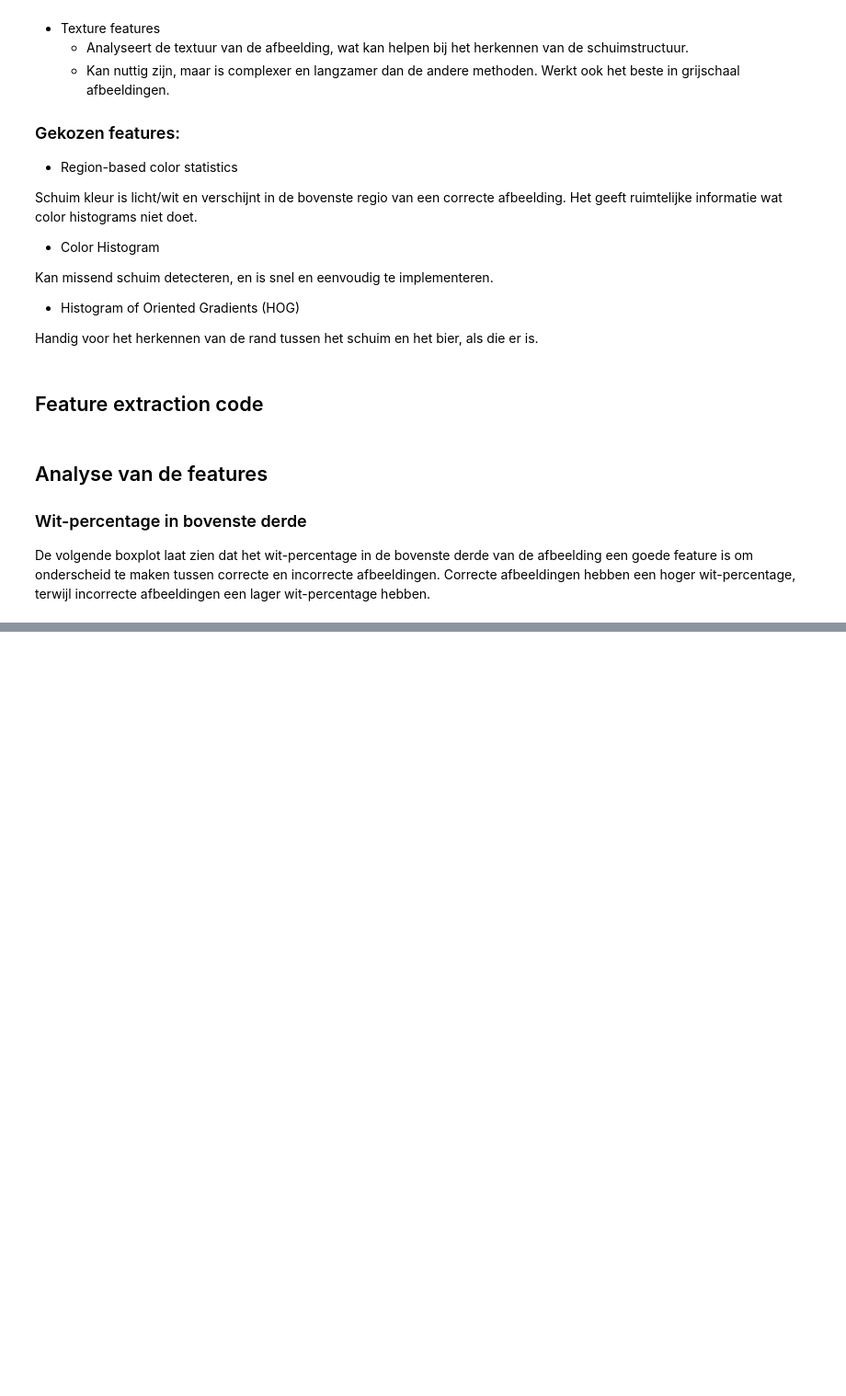
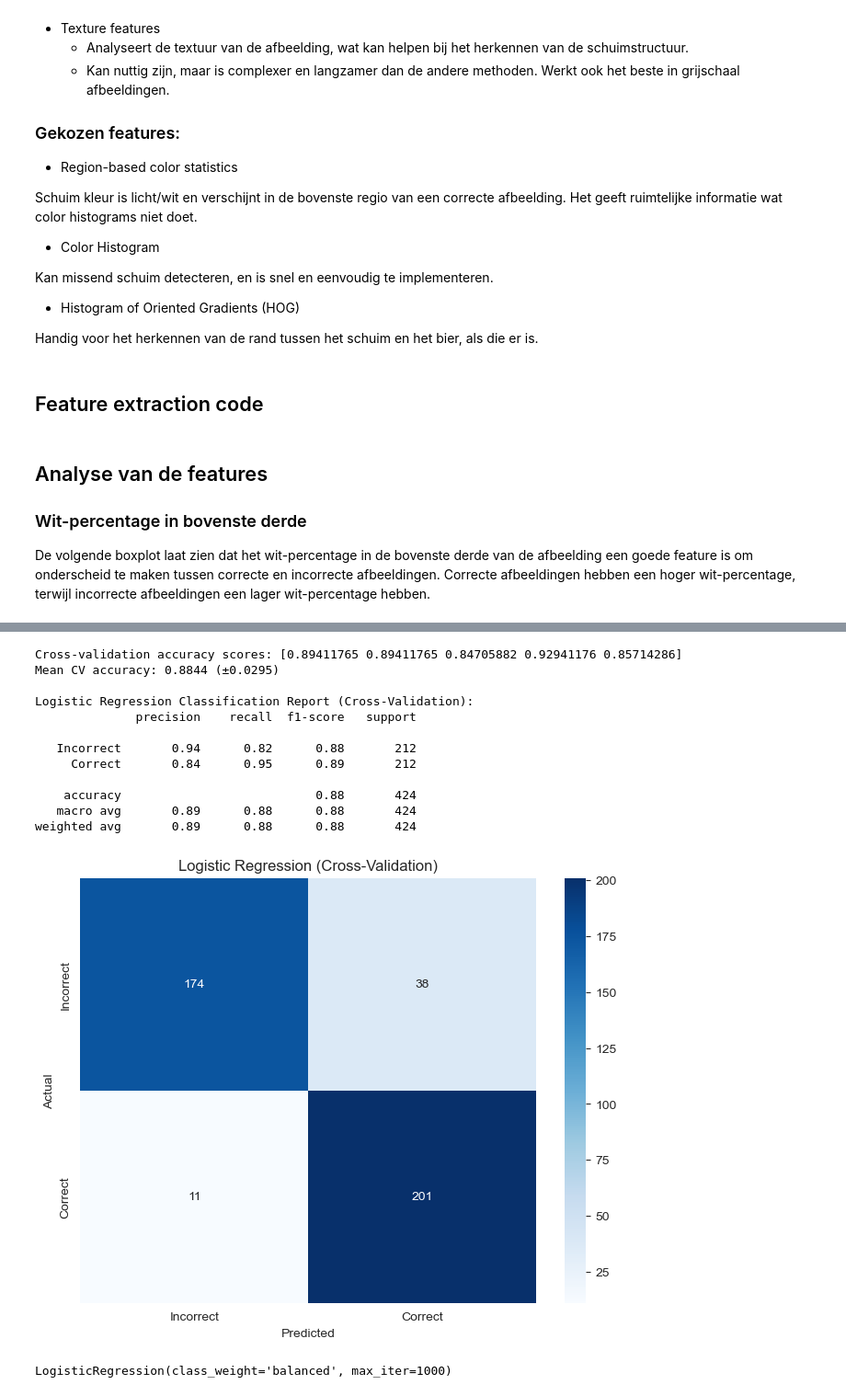
Before and after one commit to Liftpiloot/beer-classifier, a Jupyter notebook: Beer_classifier.ipynb, the cells around one changed output, grey strips where cells are left out. Shown at 92% size. Cells and saved outputs as stored; diff of their text form; code cells hidden in the pictures; blank space fills up the shorter version.

Commit message:
Gebruik SMOTE voor oversampling, en gebruik cross validation

```diff
--- a/Beer_classifier.ipynb
+++ b/Beer_classifier.ipynb
@@ -103,0 +135,15 @@ X = X.astype('float32') / 255.0
+# %%
+# Balanceren van de dataset met SMOTE
+smote = SMOTE(random_state=42)
+X_balanced, y_balanced = smote.fit_resample(X.reshape(len(X), -1), y)
+# Reshape X_balanced terug naar de originele vorm
+X_balanced = X_balanced.reshape(-1, 128, 128, 3)
+
+# show shape of X_balanced and y_balanced, and the number of images in each class
+print(f"Shape of X_balanced: {X_balanced.shape}")
+print(f"Shape of y_balanced: {y_balanced.shape}")
+print(f"Number of correct images: {np.sum(y_balanced == 1)}")
+print(f"Number of incorrect images: {np.sum(y_balanced == 0)}")
+
+X = X_balanced
+y = y_balanced
@@ -484,0 +463,49 @@ Bij het ensemble model zien we precision scores van 0.8, 0.73 voor Incorrect en
+# %%
+# Reshape X for model input
+X_reshaped = X.reshape(len(X), -1)
+
+# Define the logistic regression model (using SVC with linear kernel)
+log_regression_model = LogisticRegression(C=1.0, class_weight='balanced', max_iter=1000)
+
+# Set up cross-validation with 5 folds, stratified to maintain class distribution
+cv = StratifiedKFold(n_splits=5, shuffle=True, random_state=42)
+
+# Perform cross-validation and get scores
+cv_scores = cross_val_score(log_regression_model, X_reshaped, y, cv=cv, scoring='accuracy')
+print(f"Cross-validation accuracy scores: {cv_scores}")
+print(f"Mean CV accuracy: {cv_scores.mean():.4f} (±{cv_scores.std():.4f})")
+
+# Get predictions for each fold to create a classification report
+y_pred_cv = cross_val_predict(log_regression_model, X_reshaped, y, cv=cv)
+print("\nLogistic Regression Classification Report (Cross-Validation):")
+print(classification_report(y, y_pred_cv, target_names=['Incorrect', 'Correct'], zero_division=0))
+
+# Confusion matrix from cross-validation predictions
+cm_log = confusion_matrix(y, y_pred_cv)
+plt.figure(figsize=(8, 6))
+sns.heatmap(cm_log, annot=True, fmt='d', cmap='Blues',
+            xticklabels=['Incorrect', 'Correct'],
+            yticklabels=['Incorrect', 'Correct'])
+plt.xlabel('Predicted')
+plt.ylabel('Actual')
+plt.title('Logistic Regression (Cross-Validation)')
+plt.show()
+
+# Train the final model on the entire dataset for potential future use
+final_model = LogisticRegression(C=1.0, class_weight='balanced', max_iter=1000)
+final_model.fit(X_reshaped, y)
+# %% [output]
+Cross-validation accuracy scores: [0.89411765 0.89411765 0.84705882 0.92941176 0.85714286]
+Mean CV accuracy: 0.8844 (±0.0295)
+
+Logistic Regression Classification Report (Cross-Validation):
+              precision    recall  f1-score   support
+
+   Incorrect       0.94      0.82      0.88       212
+     Correct       0.84      0.95      0.89       212
+
+    accuracy                           0.88       424
+   macro avg       0.89      0.88      0.88       424
+weighted avg       0.89      0.88      0.88       424
+[figure, added]
+LogisticRegression(class_weight='balanced', max_iter=1000)
```
Also changed, not shown: parts of 25 cells of this notebook.
